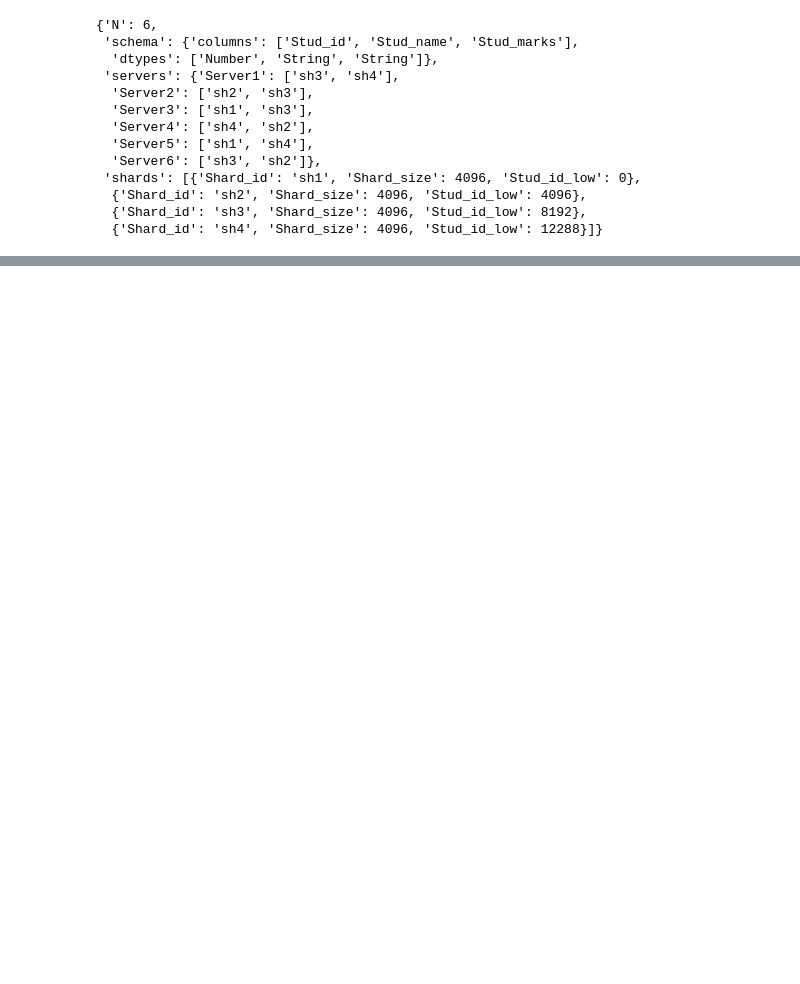
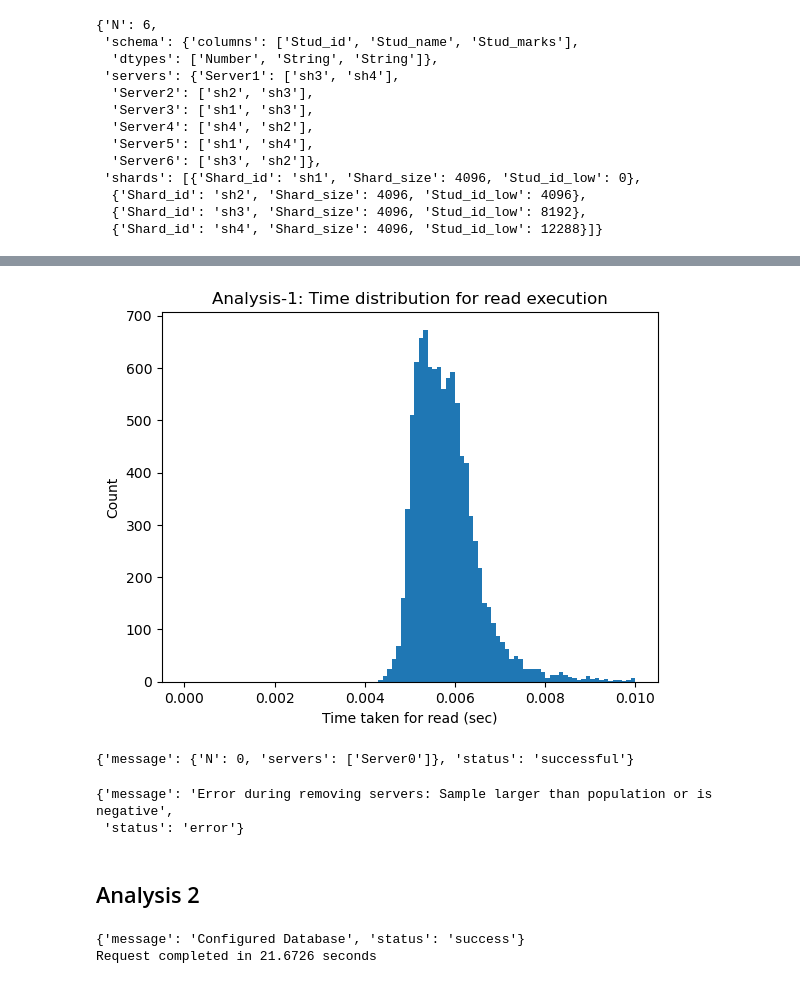
Before and after one commit to Tirthankar-Halder/dsAssignment, a Jupyter notebook: taskAna.ipynb, the cells around one changed output, grey strips where cells are left out. Cells and saved outputs as stored; diff of their text form; code cells hidden in the pictures; blank space fills up the shorter version.

```diff
--- a/taskAna.ipynb
+++ b/taskAna.ipynb
@@ -9,6 +9,8 @@ import matplotlib.pyplot as plt
 from collections import defaultdict
 import random
 import string
+import concurrent.futures
+num_requests =10000
 # %%
 ### Initialization of servers ####
 Payload_Json= {
@@ -179,0 +151,73 @@ Payload_Json = {
+# %%
+read_time = []
+
+for _ in range(num_requests):
+    url = "http://10.171.9.221:5000/read"
+    low =  random.randint(0,16383)
+    read_Json = {"Stud_id" : {"low":low,"high":low+10}}
+    start = time.time()
+    requestRes = requests.post(url,json=read_Json)
+    # print(str(requestRes))
+    read_time.append(time.time() - start)
+    if requestRes.status_code != 200:
+        print(f"Error {requestRes.status_code} in Read")
+# %%
+plt.hist(read_time, 100, (0,.01))
+plt.xlabel("Time taken for read (sec)")
+plt.ylabel("Count")
+plt.title("Analysis-1: Time distribution for read execution")
+plt.savefig("./results/Assign2_A1_Read.jpg")
+plt.show()
+# %% [output]
+[figure, added]
+# %%
+Payload_Json = {
+    "n": 1,
+    "servers": ["Server2"]
+}
+# Payload_Json = {
+#     "n": 6,
+#     "servers": ["Server1", "Server2", "Server3", "Server4", "Server5","Server6"],
+# }
+url = "http://10.171.9.221:5000/rm"
+res = requests.delete(url, json=Payload_Json)
+res.json()
+# %% [output]
+{'message': {'N': 0, 'servers': ['Server0']}, 'status': 'successful'}
+# %%
+res.json()
+# %% [output]
+{'message': 'Error during removing servers: Sample larger than population or is negative',
+ 'status': 'error'}
+# %% [markdown]
+## Analysis 2
+# %%
+Payload_Json = {
+    "N": 6,
+    "schema": {
+        "columns": ["Stud_id", "Stud_name", "Stud_marks"],
+        "dtypes": ["Number", "String", "Number"],
+    },
+    "shards": [
+        {"Stud_id_low": 0, "Shard_id": "sh1", "Shard_size": 4096},
+        {"Stud_id_low": 4096, "Shard_id": "sh2", "Shard_size": 4096},
+        {"Stud_id_low": 8192, "Shard_id": "sh3", "Shard_size": 4096},
+        {"Stud_id_low": 12288, "Shard_id": "sh4", "Shard_size": 4096},
+    ],
+    "servers": {
+        "Server0": ["sh1", "sh2", "sh3", "sh4"],
+        "Server1": ["sh1", "sh2", "sh3", "sh4"],
+        "Server2": ["sh1", "sh2", "sh3", "sh4"],
+        "Server3": ["sh1", "sh2", "sh3", "sh4"],
+        "Server4": ["sh1", "sh2", "sh3", "sh4"],
+        "Server5": ["sh1", "sh2", "sh3", "sh4"],
+    },
+}
+init_start = time.perf_counter()
+res = requests.post("http://10.171.9.221:5000/init",json=Payload_Json).json()
+print(res)
+init_time = time.perf_counter()-init_start
+print("Request completed in {0:.4f} seconds".format(init_time))
+# %% [output]
+{'message': 'Configured Database', 'status': 'success'}
+Request completed in 21.6726 seconds
```
Also changed, not shown: parts of 36 cells of this notebook, 7 other files.
